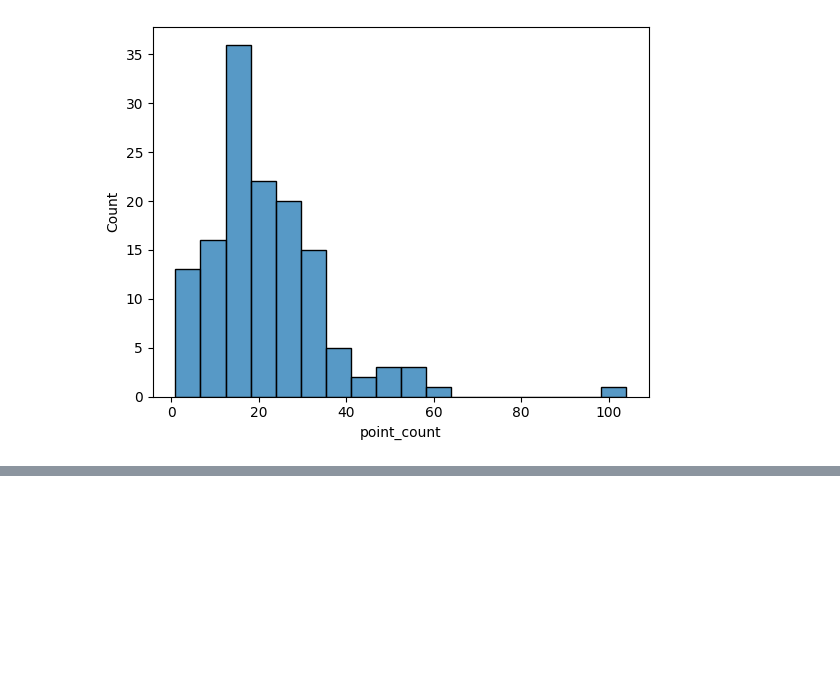
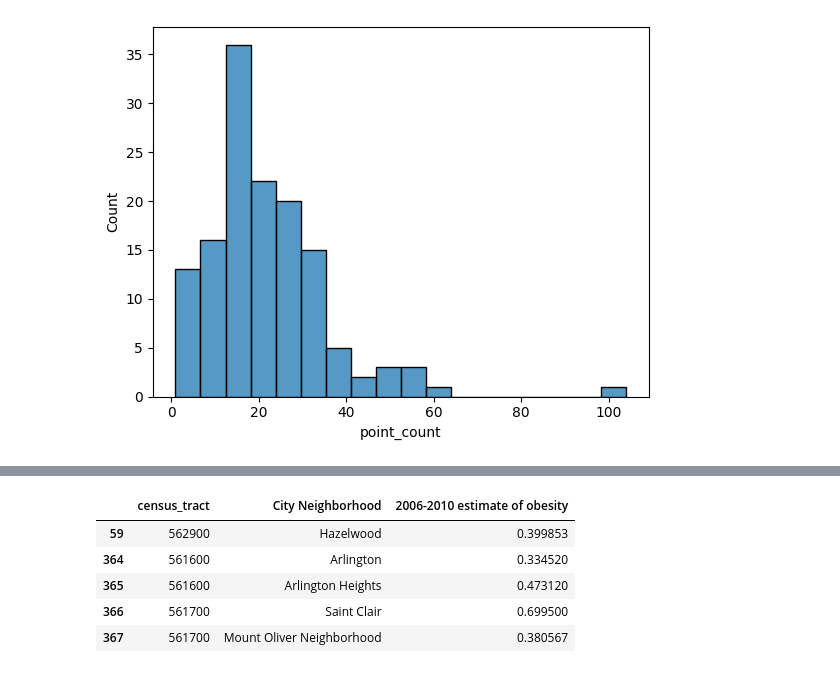
Before and after one commit to andrewnoonan2004/INFSCI-0510, a Jupyter notebook: final-project.ipynb, the cells around one changed output, grey strips where cells are left out. Cells and saved outputs as stored; diff of their text form; code cells hidden in the pictures; blank space fills up the shorter version.

```diff
--- a/final-project.ipynb
+++ b/final-project.ipynb
@@ -292,0 +402,9 @@ sns.histplot(data=points_counts,x= 'point_count')
+# %%
+obesity_rates.head()
+# %% [output]
+|  | census_tract | City Neighborhood | 2006-2010 estimate of obesity |
+| 59 | 562900 | Hazelwood | 0.399853 |
+| 364 | 561600 | Arlington | 0.334520 |
+| 365 | 561600 | Arlington Heights | 0.473120 |
+| 366 | 561700 | Saint Clair | 0.699500 |
+| 367 | 561700 | Mount Oliver Neighborhood | 0.380567 |
```
Also changed, not shown: parts of 26 cells of this notebook, 1 other file.
